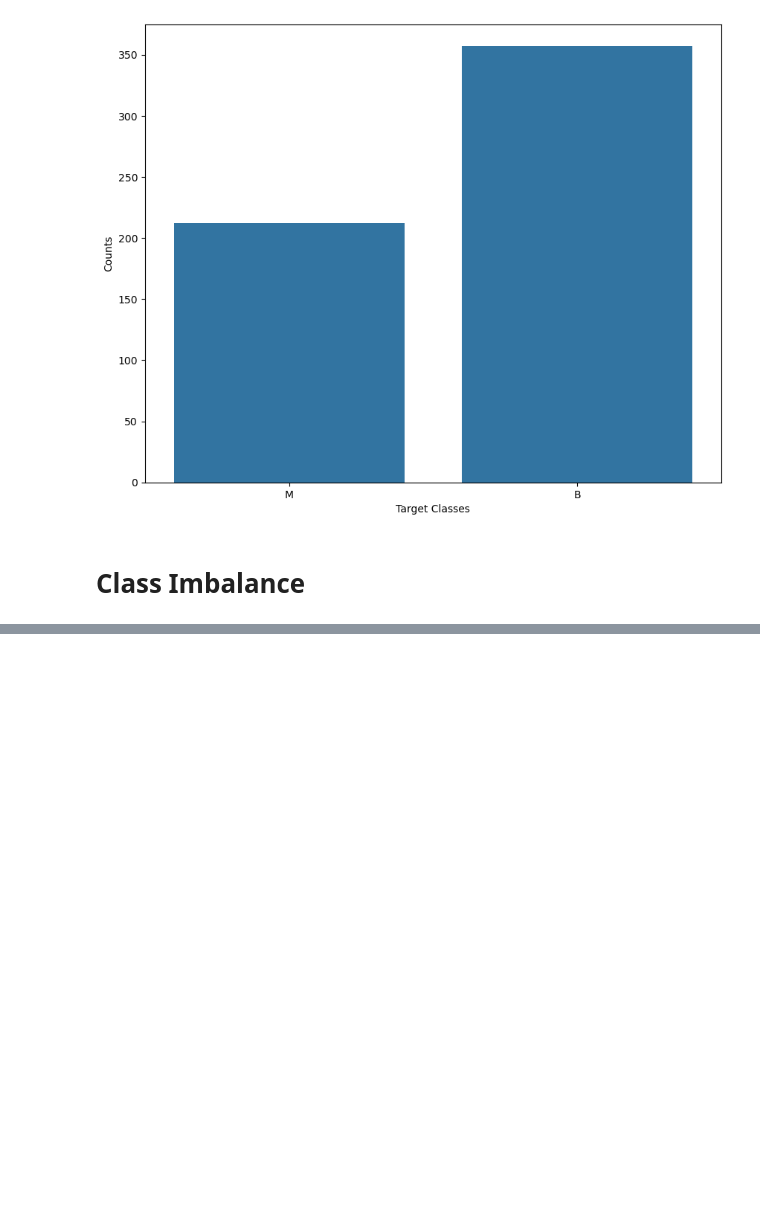
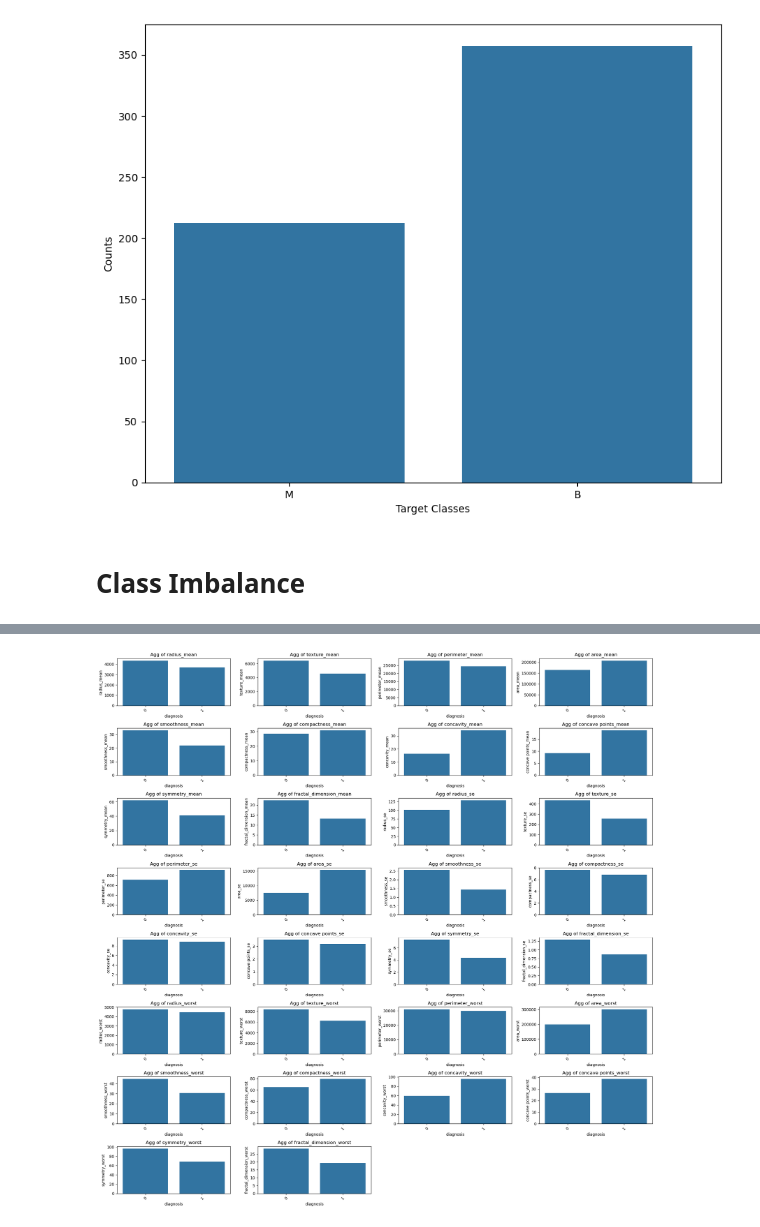
Before and after one commit to MaukanMir/Breast-Cancer-Analysis, a Jupyter notebook: training.ipynb, the cells around one changed output, grey strips where cells are left out. Saved outputs shown, nothing was run; the diff lists cells and outputs as text; code cells hidden in the pictures; blank space fills up the shorter version.

```diff
--- a/training.ipynb
+++ b/training.ipynb
@@ -82,0 +184,6 @@ check_class_imbalance(df["diagnosis"])
+# %%
+interested_columns = [col for col in eda_df.columns if col != "diagnosis"]
+# %%
+aggregate_dataset(eda_df, interested_columns, "diagnosis", "sum")
+# %% [output]
+[figure, added]
```
Also changed, not shown: parts of 11 cells of this notebook.
